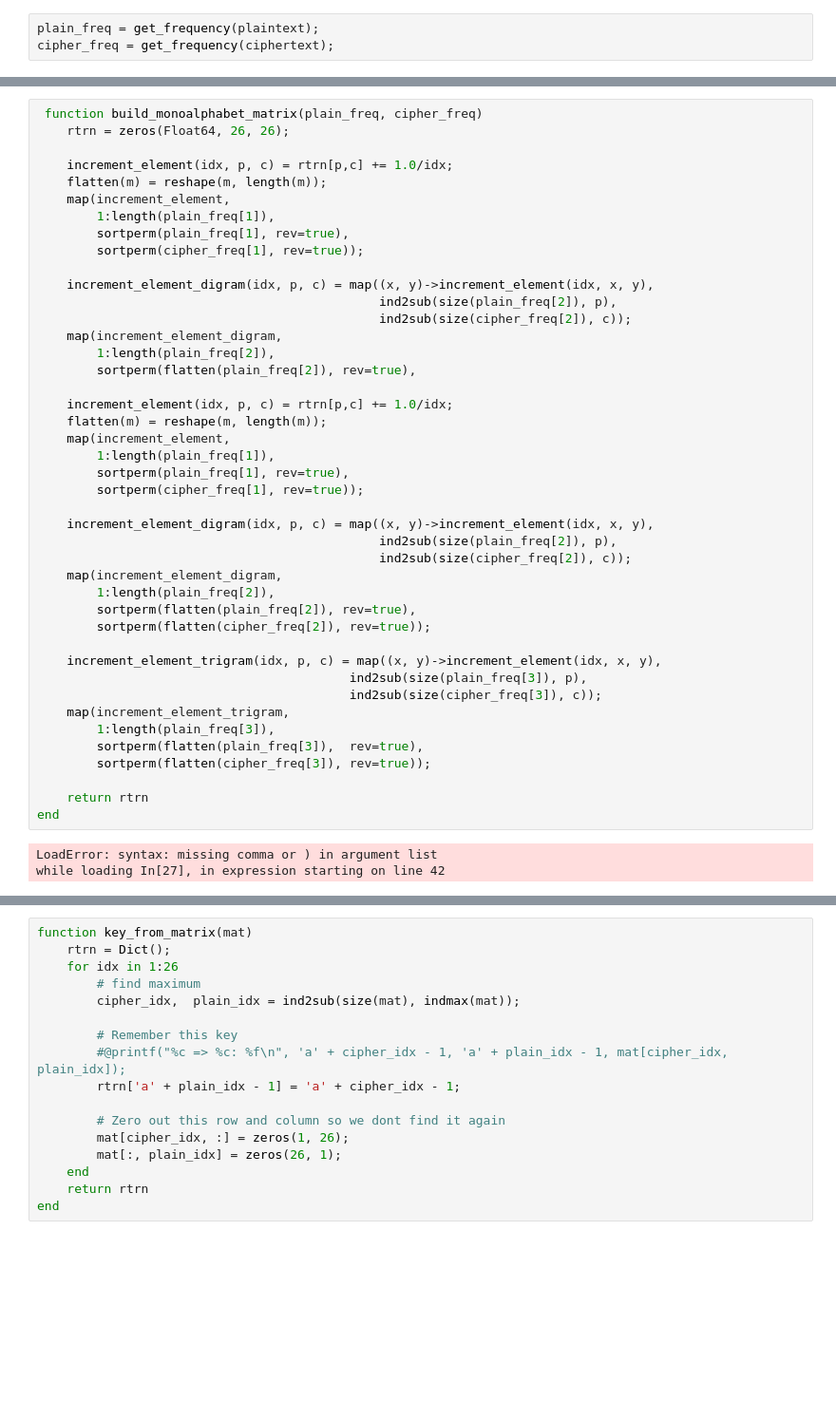
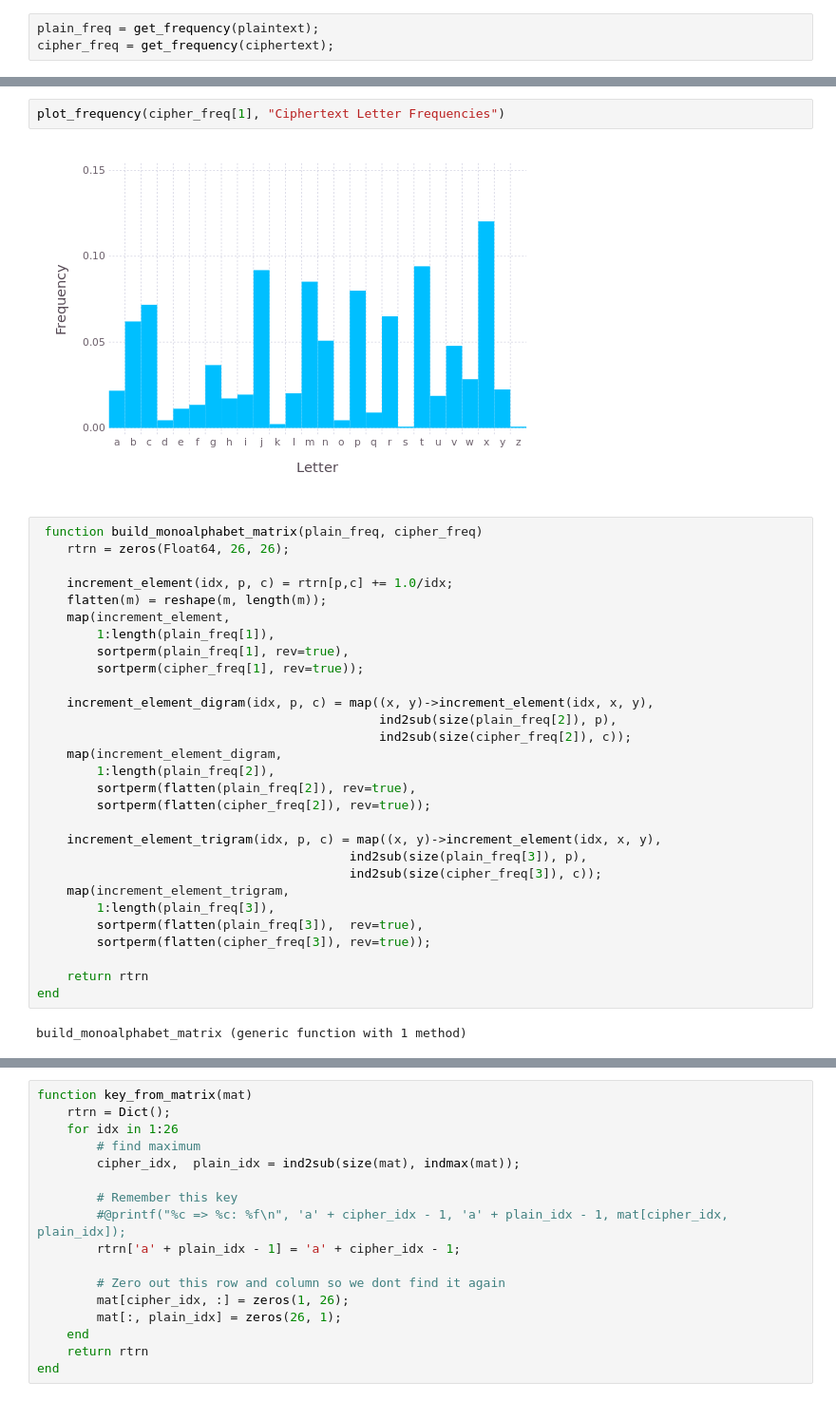
Before and after one commit to TheNeuralBit/julia-monoalphabetic-cipher, a Jupyter notebook: monoalphabetic cipher.ipynb, the cells around one changed output, grey strips where cells are left out. Shown at 95% size. Saved outputs shown, nothing was run; the diff lists cells and outputs as text; blank space fills up the shorter version.

```diff
--- a/monoalphabetic cipher.ipynb
+++ b/monoalphabetic cipher.ipynb
@@ -73,20 +136,10 @@ plot(x=1:26, y=cipher_freq[1], Geom.bar)
+# %%
+plot_frequency(cipher_freq[1], "Ciphertext Letter Frequencies")
+# %% [output]
+[figure, added]
 # %%
  function build_monoalphabet_matrix(plain_freq, cipher_freq)
     rtrn = zeros(Float64, 26, 26);
-
-    increment_element(idx, p, c) = rtrn[p,c] += 1.0/idx;
-    flatten(m) = reshape(m, length(m));
-    map(increment_element,
-        1:length(plain_freq[1]),
-        sortperm(plain_freq[1], rev=true),
-        sortperm(cipher_freq[1], rev=true));
-
-    increment_element_digram(idx, p, c) = map((x, y)->increment_element(idx, x, y),
-                                              ind2sub(size(plain_freq[2]), p),
-                                              ind2sub(size(cipher_freq[2]), c));
-    map(increment_element_digram,
-        1:length(plain_freq[2]),
-        sortperm(flatten(plain_freq[2]), rev=true),
 
     increment_element(idx, p, c) = rtrn[p,c] += 1.0/idx;
     flatten(m) = reshape(m, length(m));
@@ -114,5 +167,4 @@ plot(x=1:26, y=cipher_freq[1], Geom.bar)
     return rtrn
 end
 # %% [output]
-LoadError: syntax: missing comma or ) in argument list
-while loading In[27], in expression starting on line 42
+build_monoalphabet_matrix (generic function with 1 method)
```
Also changed, not shown: parts of 10 cells of this notebook.
